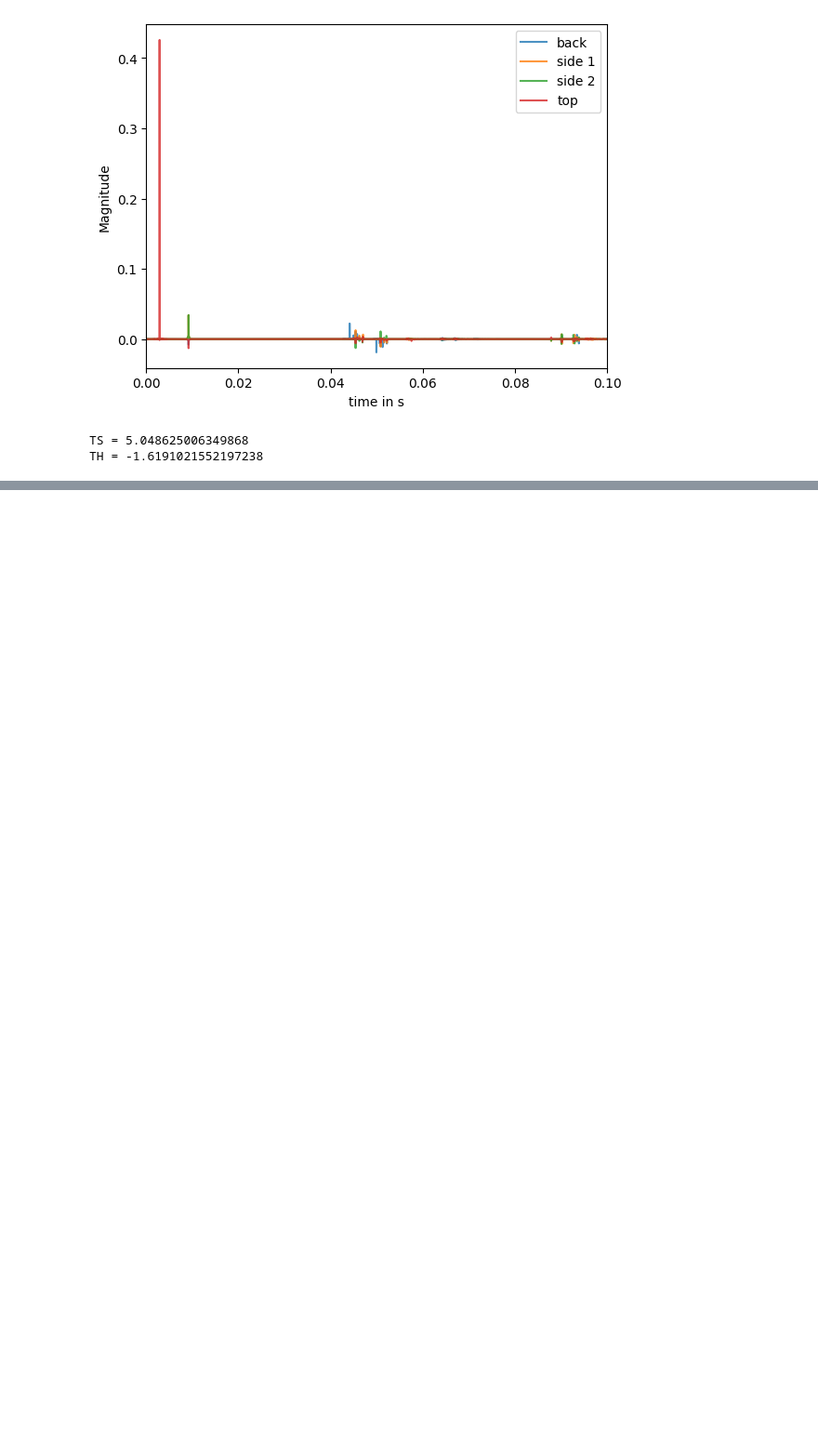
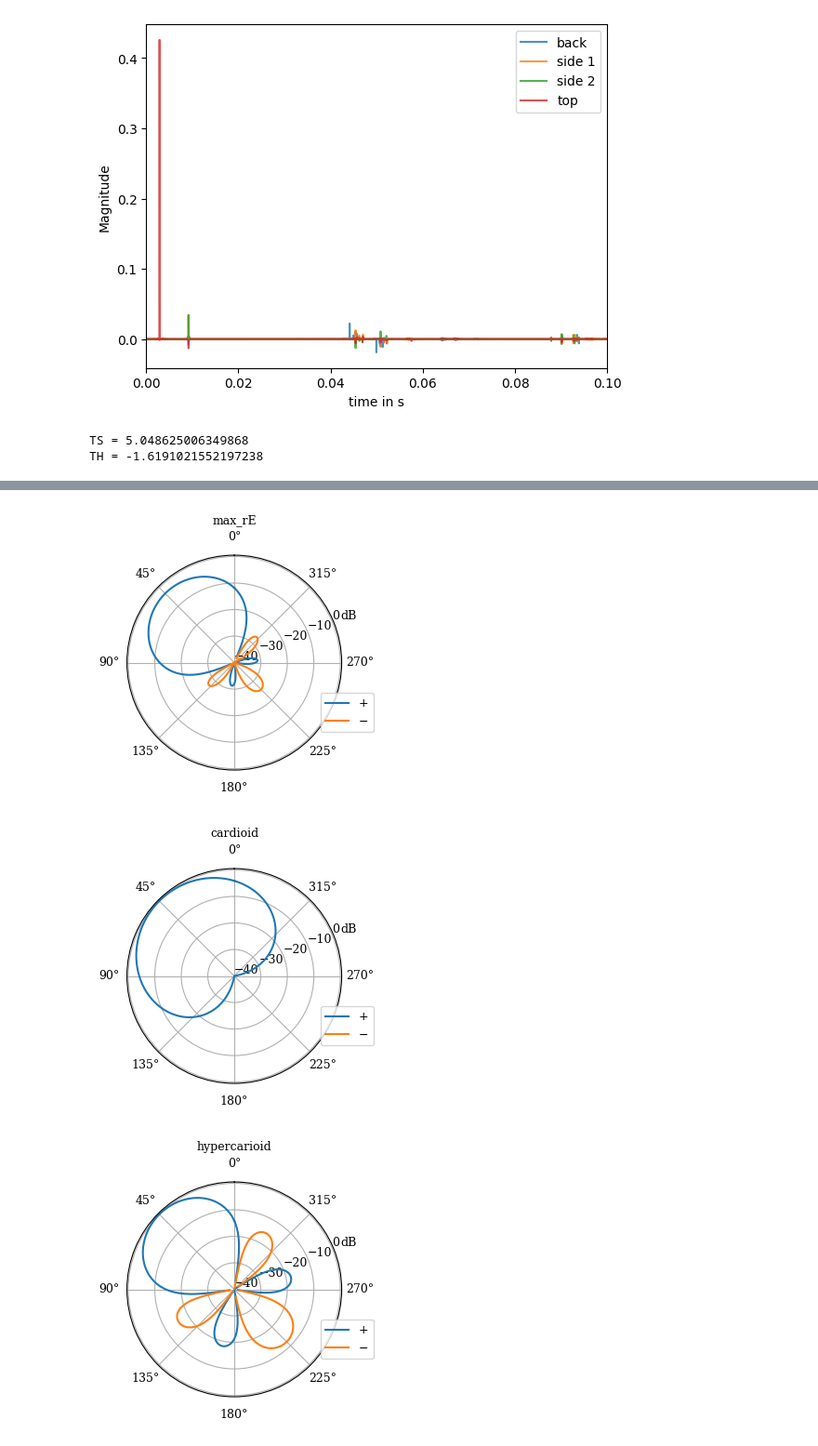
Before and after one commit to Floloffel/VAR-Project, a Jupyter notebook: Private testing/Avijah/beam_pattern.ipynb, the cells around one changed output, grey strips where cells are left out. Shown: that part at 93% size. Drawn from its saved outputs; the diff is of its cells as text; code cells hidden in the pictures; blank space fills up the shorter version.

```diff
--- a/Private testing/Avijah/beam_pattern.ipynb
+++ b/Private testing/Avijah/beam_pattern.ipynb
@@ -121,0 +140,30 @@ ax = fig.gca()
+# %%
+# defining dirac
+dirac_azi = np.deg2rad(45)
+dirac_zen = np.deg2rad(45)
+
+azi = np.linspace(0, 2 * np.pi, 720, endpoint=True)
+
+# Bandlimited Dirac pulse, with max r_E tapering window
+
+w_n = spa.sph.max_rE_weights(N_sph)
+#w_n = spa.sph.unity_gain(w_n)
+dirac_tapered = spa.sph.bandlimited_dirac(N_sph, azi - dirac_azi, w_n=w_n)
+
+spa.plot.polar(azi, dirac_tapered, title = "max_rE")
+
+w_n = spa.sph.cardioid_modal_weights(N_sph)
+#w_n = spa.sph.unity_gain(w_n)
+dirac_tapered = spa.sph.bandlimited_dirac(N_sph, azi - dirac_azi, w_n=w_n)
+
+spa.plot.polar(azi, dirac_tapered, title = "cardioid")
+
+w_n = spa.sph.hypercardioid_modal_weights(N_sph)
+#w_n = spa.sph.unity_gain(w_n)
+dirac_tapered = spa.sph.bandlimited_dirac(N_sph, azi - dirac_azi, w_n=w_n)
+
+spa.plot.polar(azi, dirac_tapered, title = "hypercarioid")
+# %% [output]
+[figure, added]
+[figure, added]
+[figure, added]
```
Also changed, not shown: parts of 2 cells of this notebook, 3 other files.
